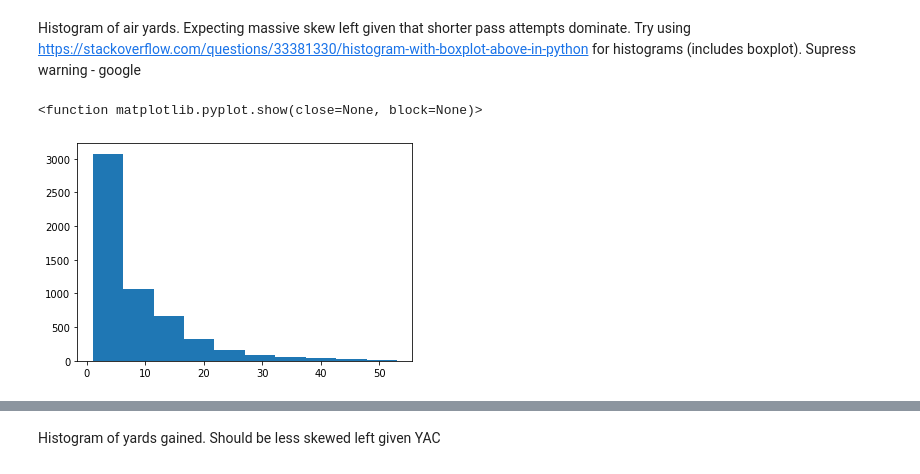
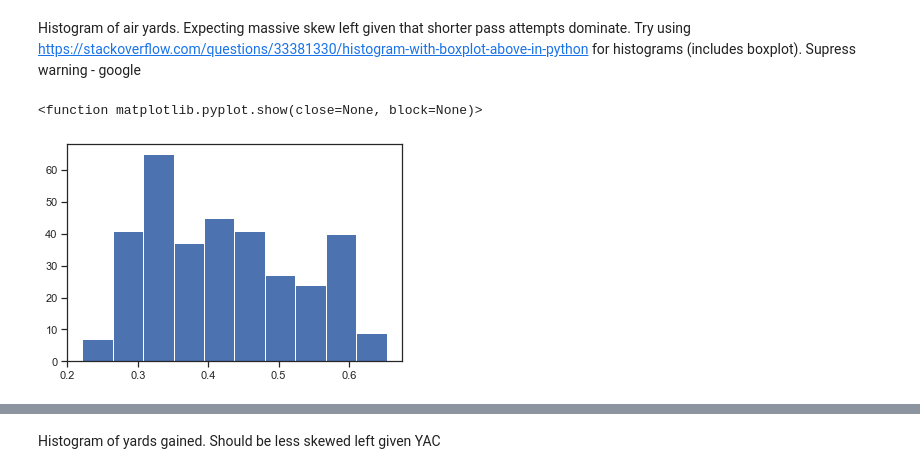
Before and after one commit to rohanSanghani/NFL-project, a Jupyter notebook: NFL Project.ipynb, the cells around one changed output, grey strips where cells are left out. Cells and saved outputs as stored; diff of their text form; code cells hidden in the pictures.

```diff
--- a/NFL Project.ipynb
+++ b/NFL Project.ipynb
@@ -87,8 +82,8 @@ df_pass_right[['game_id', 'yards_gained', 'air_yards', 'wp','down','pass_length'
 # %% [markdown]
 Histogram of air yards. Expecting massive skew left given that shorter pass attempts dominate. Try using https://stackoverflow.com/questions/33381330/histogram-with-boxplot-above-in-python for histograms (includes boxplot). Supress warning - google
 # %%
-plt.hist(df_pass['air_yards'])
+plt.hist(df_pass['cp'].where(df_pass['pass_location']=='right').where(df_pass['pass_length']=='deep'))
 plt.show
 # %% [output]
 <function matplotlib.pyplot.show(close=None, block=None)>
-[figure, old version]
+[figure, new version]
```
Also changed, not shown: parts of 14 cells of this notebook.
